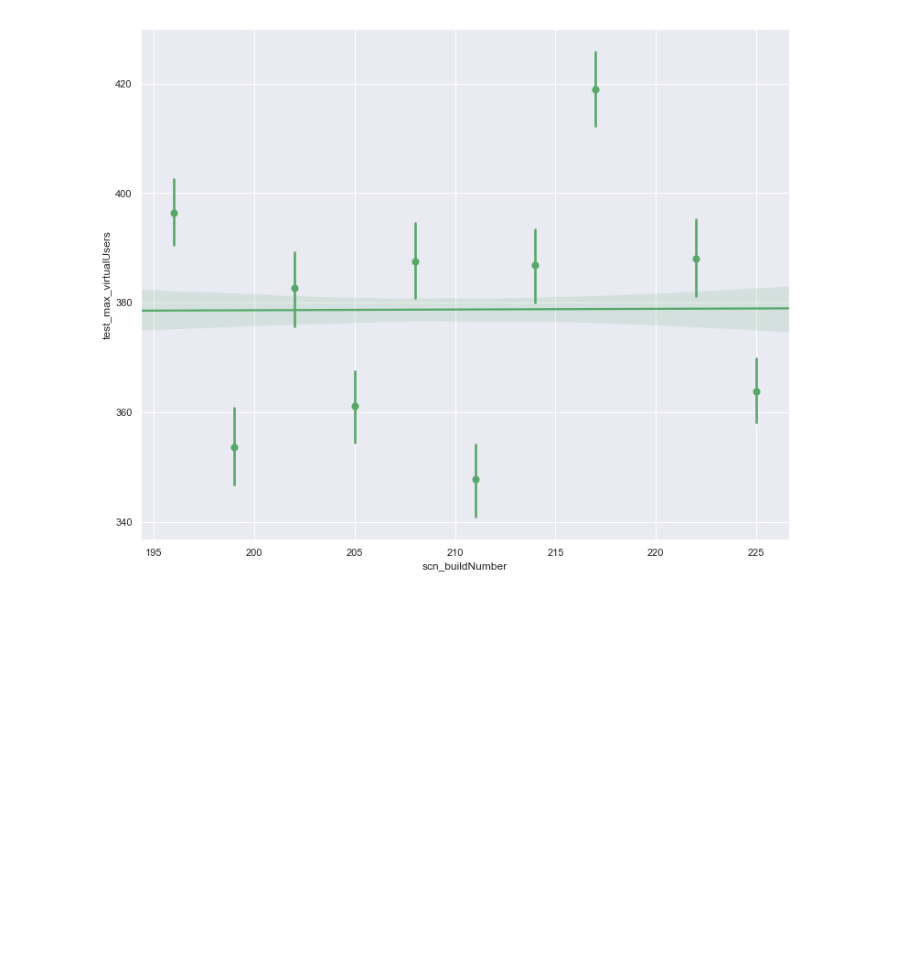
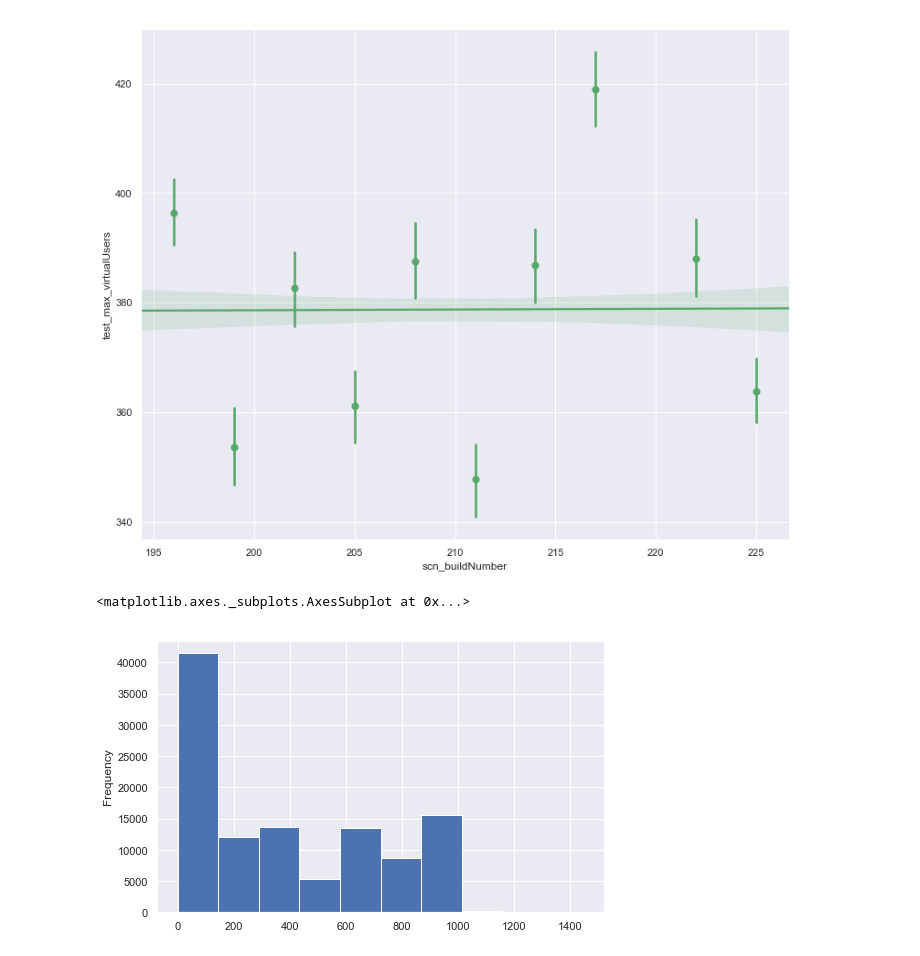
Before and after one commit to eshernan/datascience_training, a Jupyter notebook: notebooks/Exercises_1_solve.ipynb, the cells around one changed output. Cells and saved outputs as stored; diff of their text form; code cells hidden in the pictures; blank space fills up the shorter version.

```diff
--- a/notebooks/Exercises_1_solve.ipynb
+++ b/notebooks/Exercises_1_solve.ipynb
@@ -328,3 +328,12 @@ regplot(y=perf_df['test_max_virtualUsers'], x=perf_df['scn_buildNumber'], color=
 # %% [output]
 <matplotlib.axes._subplots.AxesSubplot at 0x...>
 [figure]
+# %%
+confidence_df = \
+   perf_df[((perf_df.test_max_virtualUsers -
+            perf_df.test_max_virtualUsers.mean()) /
+            perf_df.test_max_virtualUsers.std()).abs() < 3]
+confidence_df['test_max_virtualUsers'].plot(kind='hist',figsize=(8,5))
+# %% [output]
+<matplotlib.axes._subplots.AxesSubplot at 0x...>
+[figure, added]
```
Also changed, not shown: parts of 2 cells of this notebook.
